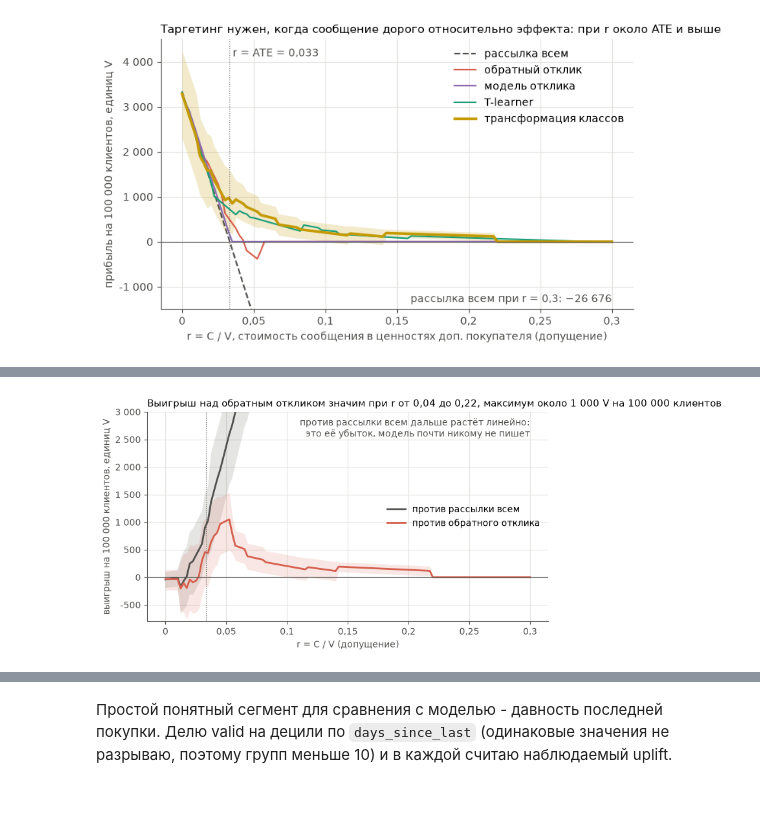
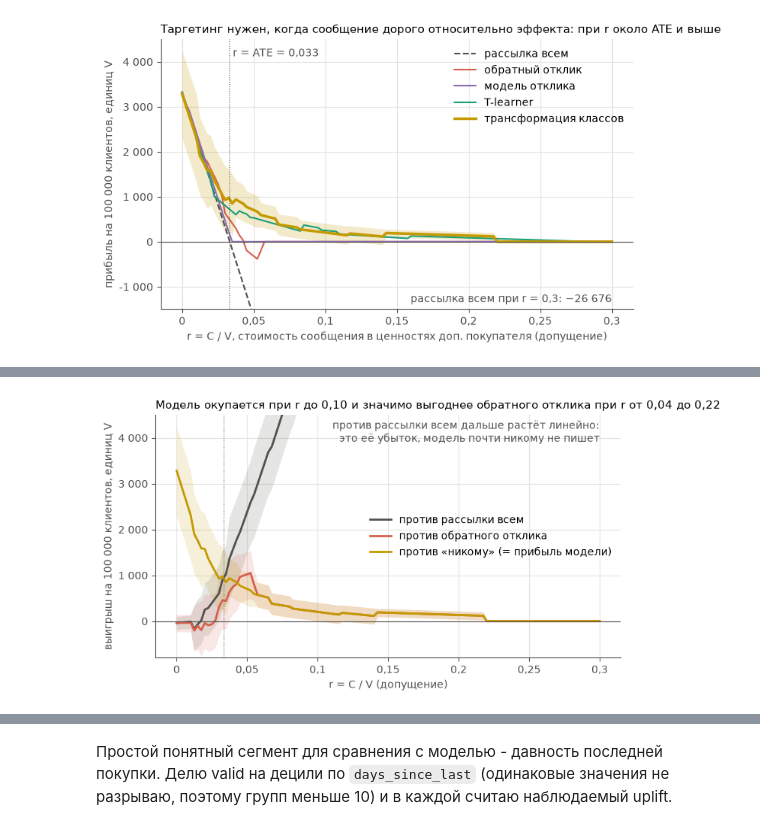
Before and after one commit to artyombelyaev/x5-uplift-modeling, a Jupyter notebook: notebooks/05_test.ipynb, the cells around one changed output, grey strips where cells are left out. Cells and saved outputs as stored; diff of their text form; code cells hidden in the pictures; blank space fills up the shorter version.

Commit message:
Этап 5: бейзлайн «никому», прибыль по всем r, типы клиентов на уровне базы, формулировки

```diff
--- a/notebooks/05_test.ipynb
+++ b/notebooks/05_test.ipynb
@@ -175,22 +187,24 @@ plt.show()
 # %%
+econ["gain_vs_nobody"] = {"estimate": econ[FINAL]["profit"], "ci": econ[FINAL]["profit_ci"]}
 fig, ax = plt.subplots(figsize=(8, 4.2))
 for name, label, color in [("gain_vs_send_all", "против рассылки всем", plots.INK),
-                           ("gain_vs_inverse_response", "против обратного отклика", plots.MODEL_COLORS["inverse_response"])]:
+                           ("gain_vs_inverse_response", "против обратного отклика", plots.MODEL_COLORS["inverse_response"]),
+                           ("gain_vs_nobody", "против «никому» (= прибыль модели)", plots.MODEL_COLORS[FINAL])]:
     g = econ[name]
     ax.plot(r_grid, g["estimate"], color=color, lw=2, label=label)
     ax.fill_between(r_grid, g["ci"][0], g["ci"][1], color=color, alpha=0.15, lw=0)
 ax.axhline(0, color=plots.INK, lw=0.8)
 ax.axvline(ate, color=plots.INK, lw=0.8, ls=":")
-ax.set_ylim(-800, 3000)
-ax.text(0.30, 2900, "против рассылки всем дальше растёт линейно:\nэто её убыток, модель почти никому не пишет",
+ax.set_ylim(-800, 4500)
+ax.text(0.30, 4400, "против рассылки всем дальше растёт линейно:\nэто её убыток, модель почти никому не пишет",
         color=plots.INK, ha="right", va="top")
 ax.set_xlabel("r = C / V (допущение)")
 ax.set_ylabel("выигрыш на 100 000 клиентов, единиц V")
 plots.decimal_comma(ax.xaxis)
 plots.thousands(ax.yaxis)
 ax.legend(loc="center right")
-ax.set_title('Выигрыш над обратным откликом значим при r от 0,04 до 0,22, максимум около 1 000 V на 100 000 клиентов')
+ax.set_title('Модель окупается при r до 0,10 и значимо выгоднее обратного отклика при r от 0,04 до 0,22')
 plots.save(fig, "gain_vs_r_test.png")
 plt.show()
 # %% [output]
-[figure, old version]
+[figure, new version]
```
Also changed, not shown: parts of 13 cells of this notebook, 2 other files.
